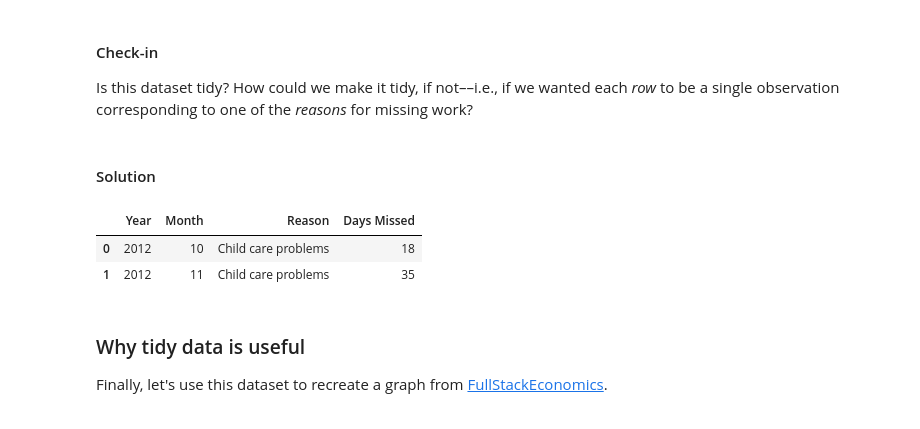
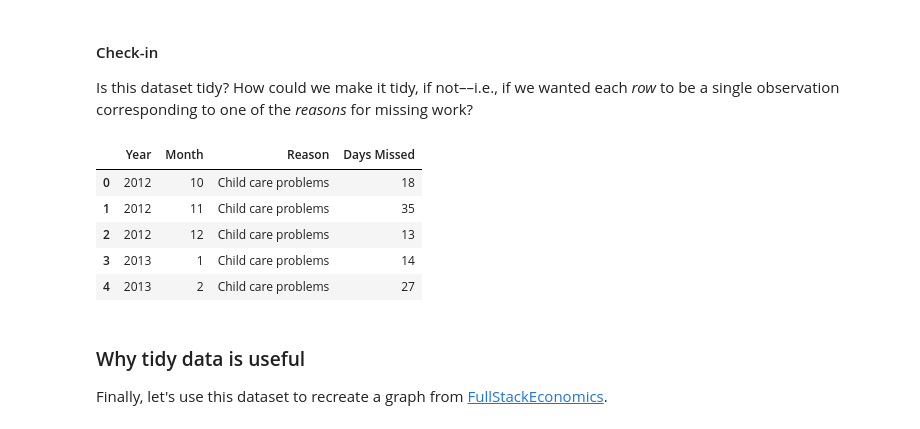
Before and after one commit to 208252/statistics, a Jupyter notebook: 08-wrangling.ipynb, the cells around one changed output. Cells and saved outputs as stored; diff of their text form; code cells hidden in the pictures.

```diff
--- a/08-wrangling.ipynb
+++ b/08-wrangling.ipynb
@@ -991,7 +975,7 @@ pd.melt(df_messy2, id_vars = 'ppt', ### here, ppt is our ID variable
 
 Now, we'll turn to a real dataset, which Timothy Lee, creator of [Full Stack Economics](https://www.fullstackeconomics.com/), compiled and shared with me.
 # %%
-df_work = pd.read_csv("data/viz/missing_work.csv")
+df_work = pd.read_csv("data/missing_work.csv")
 df_work.head(5)
 # %% [output]
 |  | Year | Child care problems | Maternity or paternity leave | Other family or personal obligations | Illness or injury | Vacation | ... |
@@ -1005,18 +989,19 @@ df_work.head(5)
 
 Is this dataset tidy? How could we make it tidy, if not––i.e., if we wanted each *row* to be a single observation corresponding to one of the *reasons* for missing work?
 # %%
-### Your code here
+# df_work is not tidy
+df_melted = pd.melt(df_work,
+                    id_vars=['Year', 'Month'],
+                    var_name='Reason',
+                    value_name='Days Missed')
+df_melted.head()
+# %% [output]
+|  | Year | Month | Reason | Days Missed |
+| 0 | 2012 | 10 | Child care problems | 18 |
+| 1 | 2012 | 11 | Child care problems | 35 |
+| 2 | 2012 | 12 | Child care problems | 13 |
+| 3 | 2013 | 1 | Child care problems | 14 |
+| 4 | 2013 | 2 | Child care problems | 27 |
-# %% [markdown]
-#### Solution
-# %%
-df_melted = pd.melt(df_work, id_vars = ['Year', 'Month'],
-                    var_name = "Reason",
-                    value_name = "Days Missed")
-df_melted.head(2)
-# %% [output]
-|  | Year | Month | Reason | Days Missed |
-| 0 | 2012 | 10 | Child care problems | 18 |
-| 1 | 2012 | 11 | Child care problems | 35 |
 # %% [markdown]
 ### Why tidy data is useful
 
```
Also changed, not shown: parts of 35 cells of this notebook, 9 other files.
